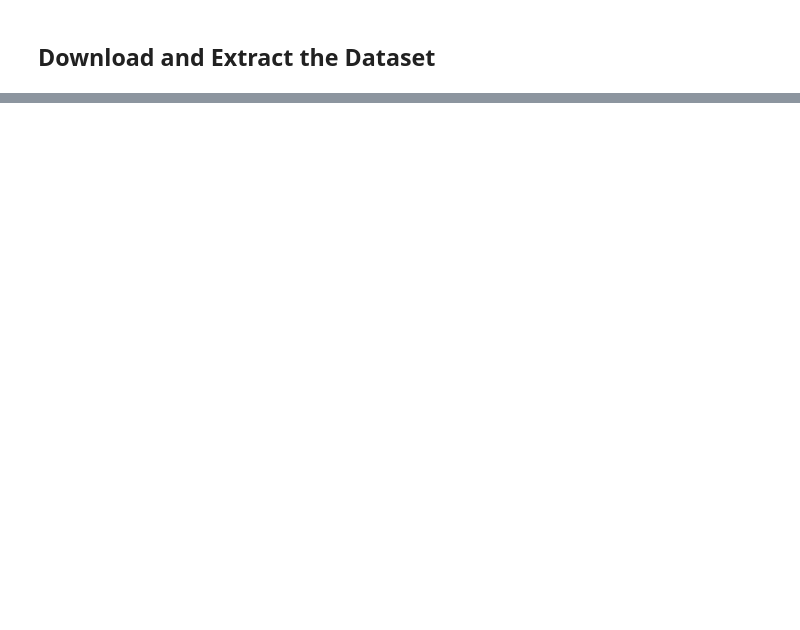
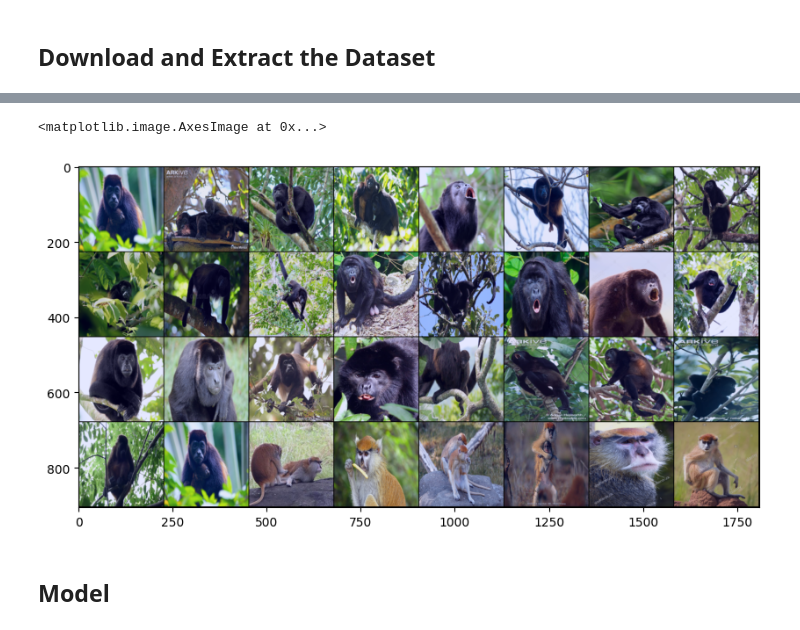
Before and after one commit to Jaiaaryan/CV_using_DL, a Jupyter notebook: 4_CNN_for_classification.ipynb, the cells around one changed output, grey strips where cells are left out. Cells and saved outputs as stored; diff of their text form; code cells hidden in the pictures; blank space fills up the shorter version.

```diff
--- a/4_CNN_for_classification.ipynb
+++ b/4_CNN_for_classification.ipynb
@@ -53,0 +129,9 @@ set_seed()
+# %%
+img_size = (224, 224)
+
+preprocess = transforms.Compose(
+    [
+        transforms.Resize(img_size, antialias=True),
+        transforms.ToTensor()
+    ]
+)
@@ -53,0 +165,9 @@ set_seed()
+# %%
+common_transforms = transforms.Compose(
+    [
+        preprocess,
+        transforms.Normalize(mean=[0.4368, 0.4336, 0.3294], # brightness variation
+                              std=[0.2457, 0.2413, 0.2447]) # contrast variation
+                              # values are from monkey dataset as per the genius satya malik
+    ]
+)
@@ -53,0 +194,4 @@ set_seed()
+# %%
+train_data = datasets.ImageFolder(root= train_root, transform= train_transforms)
+val_data = datasets.ImageFolder(root=val_root, transform= common_transforms)
+train_data.classes
@@ -53,0 +213,14 @@ set_seed()
+# %%
+train_loader = DataLoader(
+    train_data,
+    shuffle= True,
+    batch_size= train_config.batch_size,
+    num_workers= train_config.num_workers
+)
+
+val_loader = DataLoader(
+    val_data,
+    shuffle= False,
+    batch_size= train_config.batch_size,
+    num_workers= train_config.num_workers
+)
@@ -53,0 +244,10 @@ set_seed()
+# %%
+images, labels = next(iter(val_loader))
+disp = torchvision.utils.make_grid(images, normalize= True)
+fig = plt.figure(figsize=(10,10))
+plt.imshow(disp.permute(1,2,0))
+# %% [output]
+<matplotlib.image.AxesImage at 0x...>
+[figure, added]
+# %% [markdown]
+## Model
```
Also changed, not shown: parts of 33 cells of this notebook, 2 other files.
